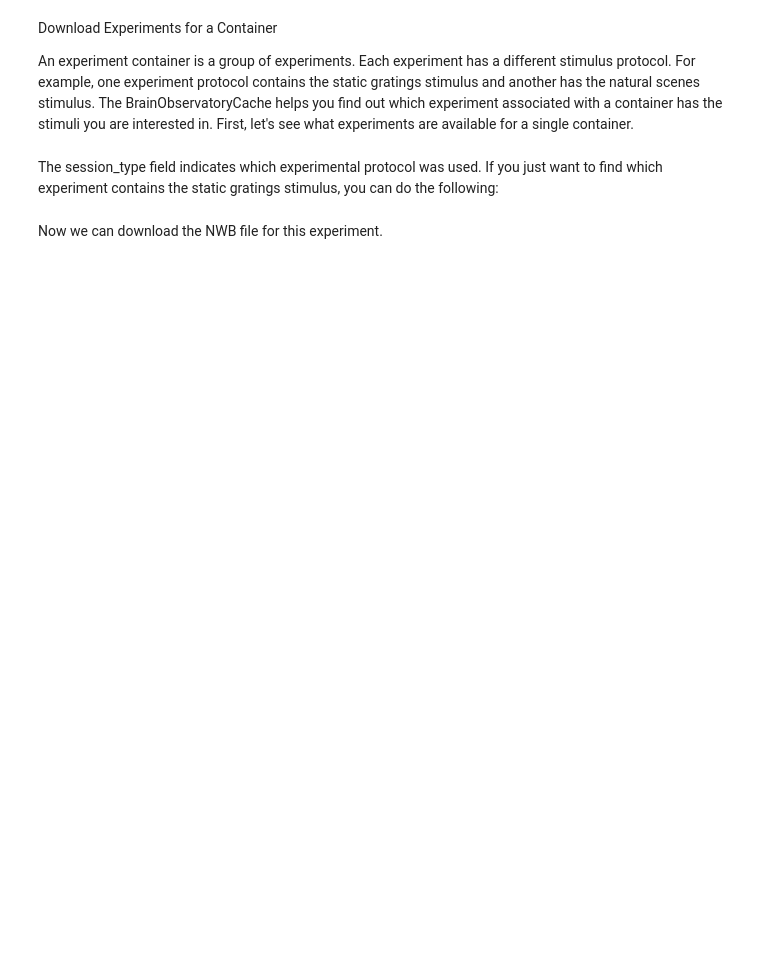
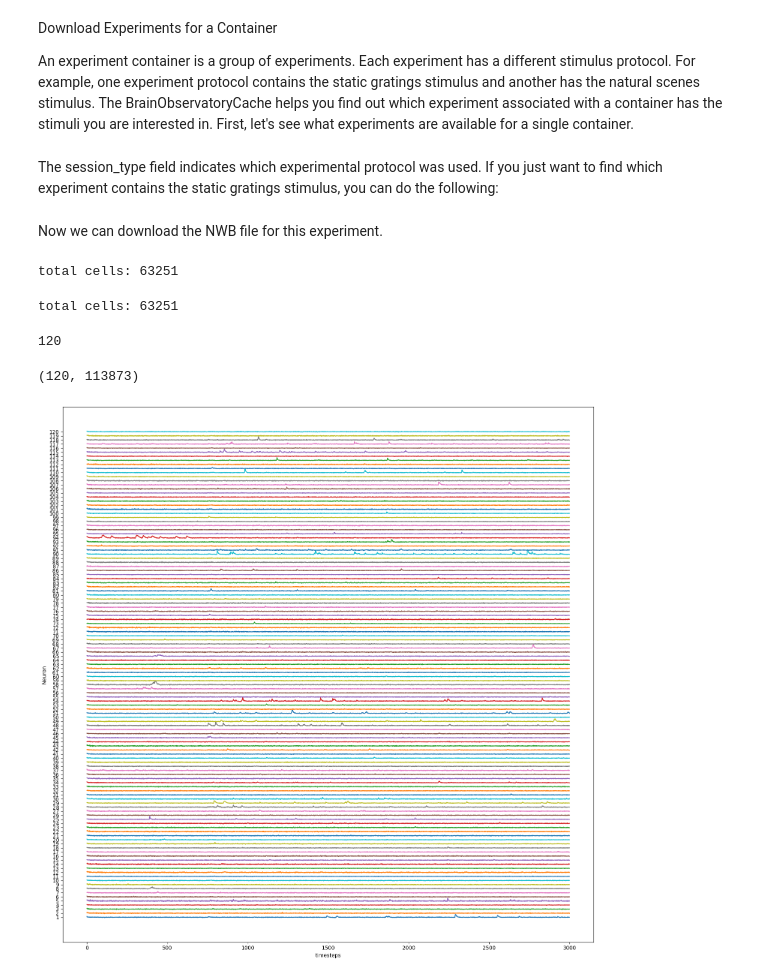
Before and after one commit to edwardyan95/ESE546_Project, a Jupyter notebook: test_project.ipynb, the cells around one changed output. Saved outputs shown, nothing was run; the diff lists cells and outputs as text; code cells hidden in the pictures; blank space fills up the shorter version.

Commit message:
added loading data and plotting functions

```diff
--- a/test_project.ipynb
+++ b/test_project.ipynb
@@ -108,16 +72,40 @@ The session_type field indicates which experimental protocol was used. If you ju
 # pprint.pprint(exp)
 # %% [markdown]
 Now we can download the NWB file for this experiment.
+# %%
+exps = get_exps(boc, cre_lines=cre_lines_to_use, targeted_structures=None, session_types=['three_session_B'])
+# %%
+cells = boc.get_cell_specimens() # initiate cells object. it includes properties of all neurons recorded, including orientation selectivity, etc.
+cells = pd.DataFrame.from_records(cells)
+print("total cells: %d" % len(cells))
+# %% [output]
+total cells: 63251
 # %%
-# for downloading all defined experiment sessions
-for exp in exps:
-    data_set = boc.get_ophys_experiment_data(exp['id'])
+# # for downloading all defined experiment sessions
+# cellnum = []
+# for exp in exps:
+#     data_set = boc.get_ophys_experiment_data(exp['id'])
+#     cellnum.append(len(data_set.get_cell_specimen_ids()))
 
-# print out the metadata available in the NWB file
-#pprint.pprint(data_set.get_metadata())
-cells = boc.get_cell_specimens() # initiate cells object. it includes properties of all neurons recorded, including orientation selectivity, etc.
-cells = pd.DataFrame.from_records(cells)
-print("total cells: %d" % len(cells))
+# # print out the metadata available in the NWB file
+# #pprint.pprint(data_set.get_metadata())
+# cells = boc.get_cell_specimens() # initiate cells object. it includes properties of all neurons recorded, including orientation selectivity, etc.
+# cells = pd.DataFrame.from_records(cells)
+# print("total cells: %d" % len(cells))
+# %% [output]
+total cells: 63251
 # %%
-session_data = boc.get_ophys_experiment_data(exps[1]['id'])
+session_data = boc.get_ophys_experiment_data(exps[22]['id'])
 session_metadata = session_data.get_metadata()
+print(len(session_data.get_cell_specimen_ids()))
+# %% [output]
+120
+# %%
+dFF = get_fluo(boc, exps[22])
+dFF.shape
+# %% [output]
+(120, 113873)
+# %%
+ax_dFF = plot_traces(dFF,np.arange(0,3000), 'Neuron')
+# %% [output]
+[figure, added]
```
Also changed, not shown: parts of 14 cells of this notebook, 1 other file.
